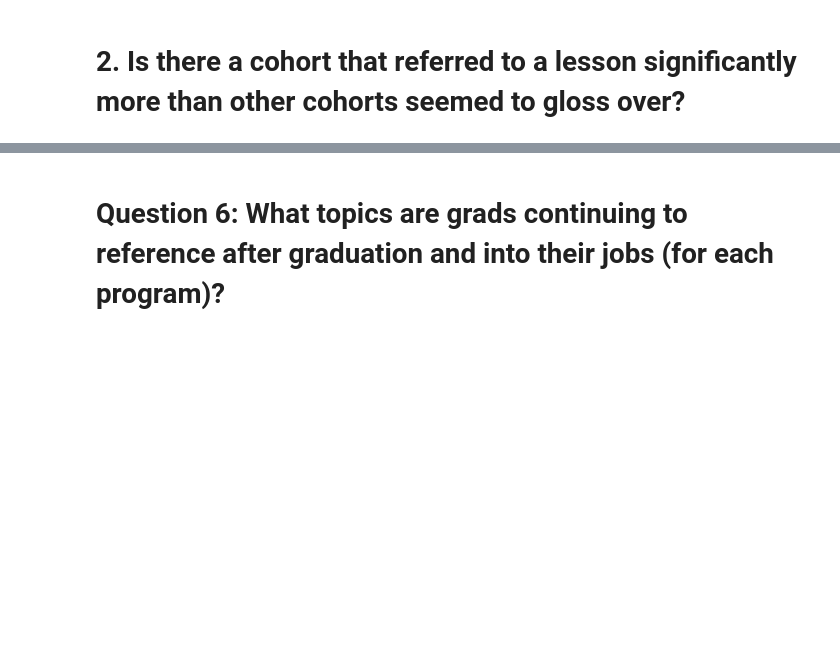
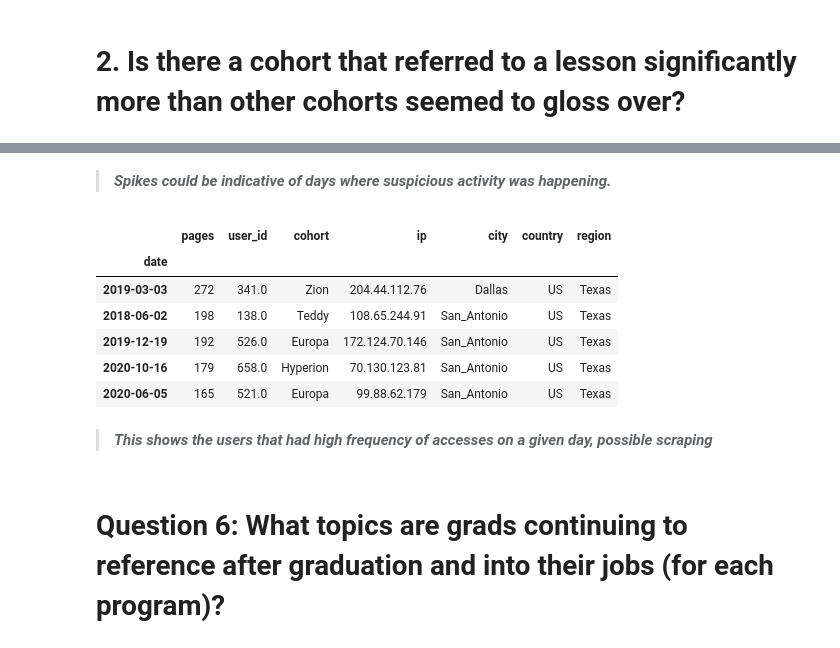
Before and after one commit to AACKV/anomaly_detection_project, a Jupyter notebook: final_report.ipynb, the cells around one changed output, grey strips where cells are left out. Saved outputs shown, nothing was run; the diff lists cells and outputs as text; code cells hidden in the pictures; blank space fills up the shorter version.

```diff
--- a/final_report.ipynb
+++ b/final_report.ipynb
@@ -89,0 +112,3 @@ array([<AxesSubplot:title={'center':'Top 5 Cohorts by Traffic'}>,
+# %%
+#make datetime column index
+date_df = wrangle.make_datetime_index(df)
@@ -90,3 +121,21 @@ array([<AxesSubplot:title={'center':'Top 5 Cohorts by Traffic'}>,
+# %% [markdown]
+> ***Spikes could be indicative of days where suspicious activity was happening.***
+# %%
+#takes in df,gets the number of pages accessed by user by day, determines outliers
+# creates new df consisting of top 5 instances of pages visited, the user, cohort, ip, city, country and region
+anomaly_df = utilities.anomalies_df(date_df)
+# %%
+anomaly_df.head()
+# %% [output]
+|  | pages | user_id | cohort | ip | city | country | region |
+| date |  |  |  |  |  |  |  |
+| 2019-03-03 | 272 | 341.0 | Zion | 204.44.112.76 | Dallas | US | Texas |
+| 2018-06-02 | 198 | 138.0 | Teddy | 108.65.244.91 | San_Antonio | US | Texas |
+| 2019-12-19 | 192 | 526.0 | Europa | 172.124.70.146 | San_Antonio | US | Texas |
+| 2020-10-16 | 179 | 658.0 | Hyperion | 70.130.123.81 | San_Antonio | US | Texas |
+| 2020-06-05 | 165 | 521.0 | Europa | 99.88.62.179 | San_Antonio | US | Texas |
+# %% [markdown]
+> ***This shows the users that had high frequency of accesses on a given day, possible scraping***
 # %% [markdown]
 # Question 6: What topics are grads continuing to reference after graduation and into their jobs (for each program)?
 # %% [markdown]
```
Also changed, not shown: parts of 37 cells of this notebook, 1 other file.
